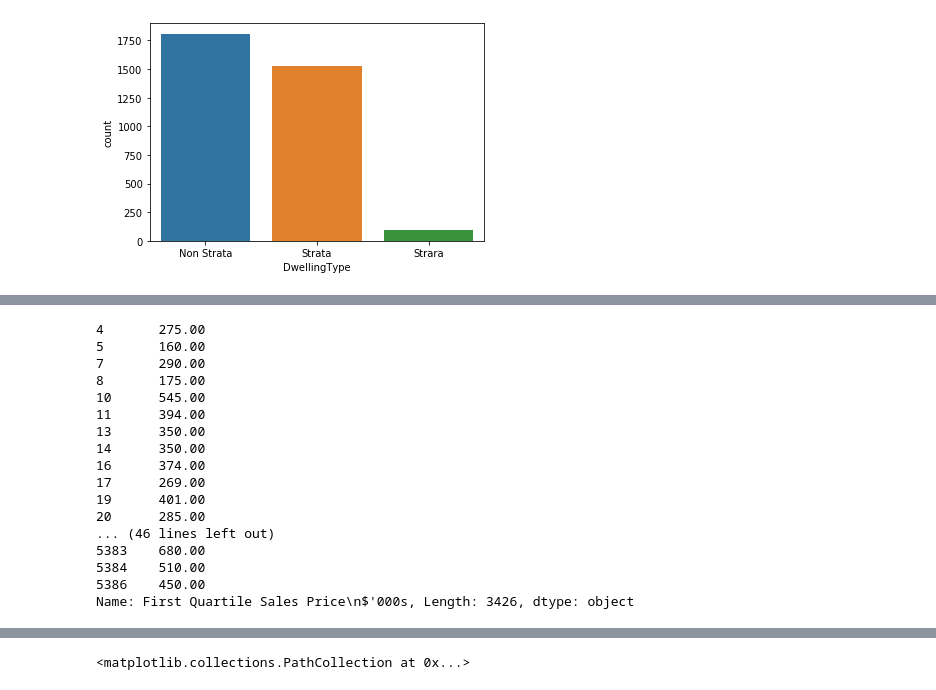
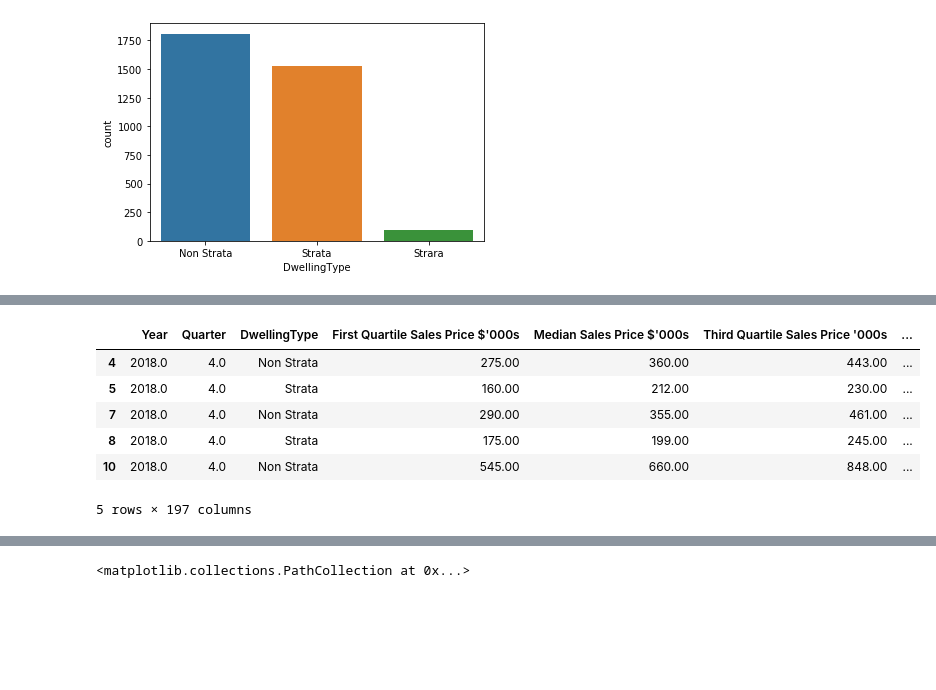
Before and after one commit to alyssa-raphaella/ITEC657_Project_GroupB, a Jupyter notebook: SALES.ipynb, the cells around one changed output, grey strips where cells are left out. Saved outputs shown, nothing was run; the diff lists cells and outputs as text; code cells hidden in the pictures; blank space fills up the shorter version.

```diff
--- a/SALES.ipynb
+++ b/SALES.ipynb
@@ -83,23 +83,15 @@ df.head()
 | 7 | 2018.0 | 4.0 | Armidale Regional | Non Strata | 290.00 | 355.00 | ... |
 | 8 | 2018.0 | 4.0 | Armidale Regional | Strata | 175.00 | 199.00 | ... |
 | 10 | 2018.0 | 4.0 | Ballina | Non Strata | 545.00 | 660.00 | ... |
-# %%
-df["First Quartile Sales Price\n$'000s"]
-# %% [output]
-4       275.00
-5       160.00
-7       290.00
-8       175.00
-10      545.00
-11      394.00
-13      350.00
-14      350.00
-16      374.00
-17      269.00
-19      401.00
-20      285.00
-... (46 lines left out)
-5383    680.00
-5384    510.00
-5386    450.00
-Name: First Quartile Sales Price\n$'000s, Length: 3426, dtype: object
+# %%
+x=pd.get_dummies(df,columns=["Local Government Areas (LGAs)"])
+# %%
+x.head()
+# %% [output]
+|  | Year | Quarter | DwellingType | First Quartile Sales Price $'000s | Median Sales Price $'000s | Third Quartile Sales Price '000s | ... |
+| 4 | 2018.0 | 4.0 | Non Strata | 275.00 | 360.00 | 443.00 | ... |
+| 5 | 2018.0 | 4.0 | Strata | 160.00 | 212.00 | 230.00 | ... |
+| 7 | 2018.0 | 4.0 | Non Strata | 290.00 | 355.00 | 461.00 | ... |
+| 8 | 2018.0 | 4.0 | Strata | 175.00 | 199.00 | 245.00 | ... |
+| 10 | 2018.0 | 4.0 | Non Strata | 545.00 | 660.00 | 848.00 | ... |
+5 rows × 197 columns
```
Also changed, not shown: parts of 16 cells of this notebook.
